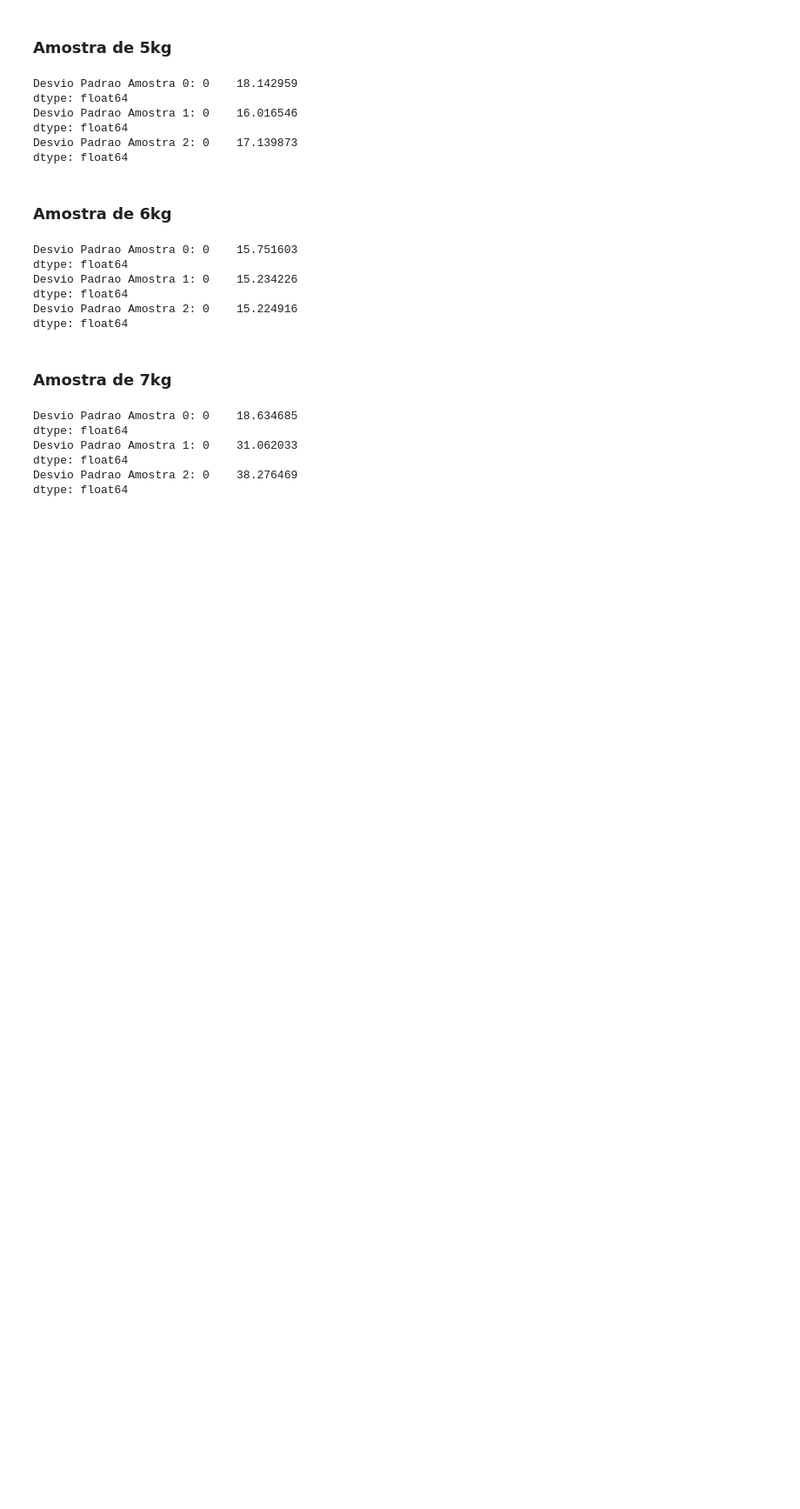
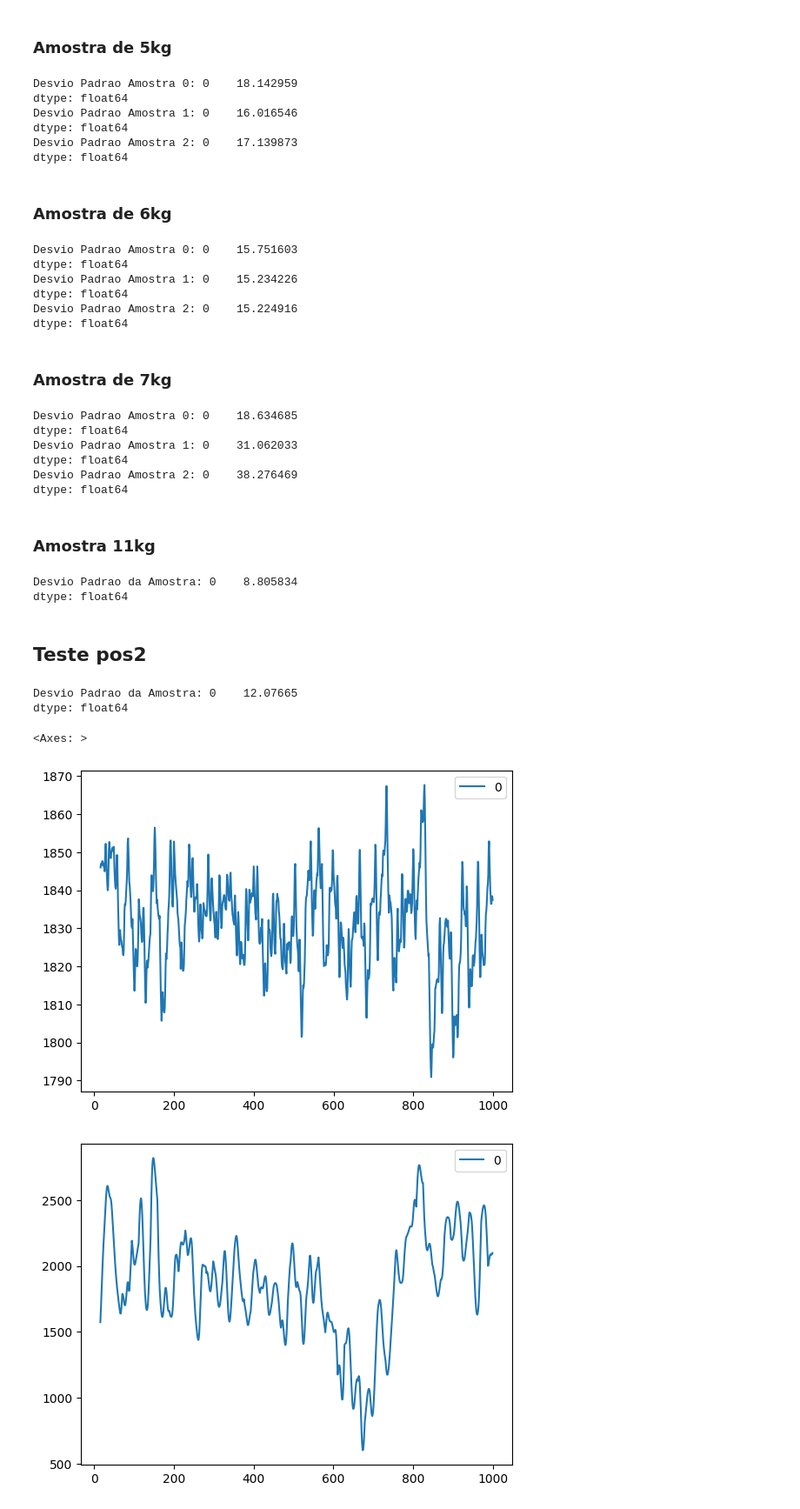
Before and after one commit to RukasuDesuu/EMG, a Jupyter notebook: jupyter.ipynb, the cells around one changed output. Shown: that part at 87% size. Saved outputs shown, nothing was run; the diff lists cells and outputs as text; code cells hidden in the pictures; blank space fills up the shorter version.

Commit message:
testePos

```diff
--- a/jupyter.ipynb
+++ b/jupyter.ipynb
@@ -206,3 +206,28 @@ Desvio Padrao Amostra 1: 0    31.062033
 dtype: float64
 Desvio Padrao Amostra 2: 0    38.276469
 dtype: float64
+# %% [markdown]
+### Amostra 11kg
+# %%
+h = pd.read_csv('.\SampleIntensity\\amostra11kg_1.csv', header=None,)
+hmm = h.rolling(17).mean()
+print ('Desvio Padrao da Amostra: '+str(hmm.std()))
+# %% [output]
+Desvio Padrao da Amostra: 0    8.805834
+dtype: float64
+# %% [markdown]
+## Teste pos2
+# %%
+h1 = pd.read_csv('testeca.csv', header=None,nrows = 1000) #.\SampleIntensity2\\amostra11kg_0
+h1mm = h1.rolling(17).mean()
+print ('Desvio Padrao da Amostra: '+str(h1mm.std()))
+# %% [output]
+Desvio Padrao da Amostra: 0    12.07665
+dtype: float64
+# %%
+h1mm.plot()
+sampleCAMM[1].plot()
+# %% [output]
+<Axes: >
+[figure, added]
+[figure, added]
```
Also changed, not shown: parts of 1 cell of this notebook, 5 other files.
